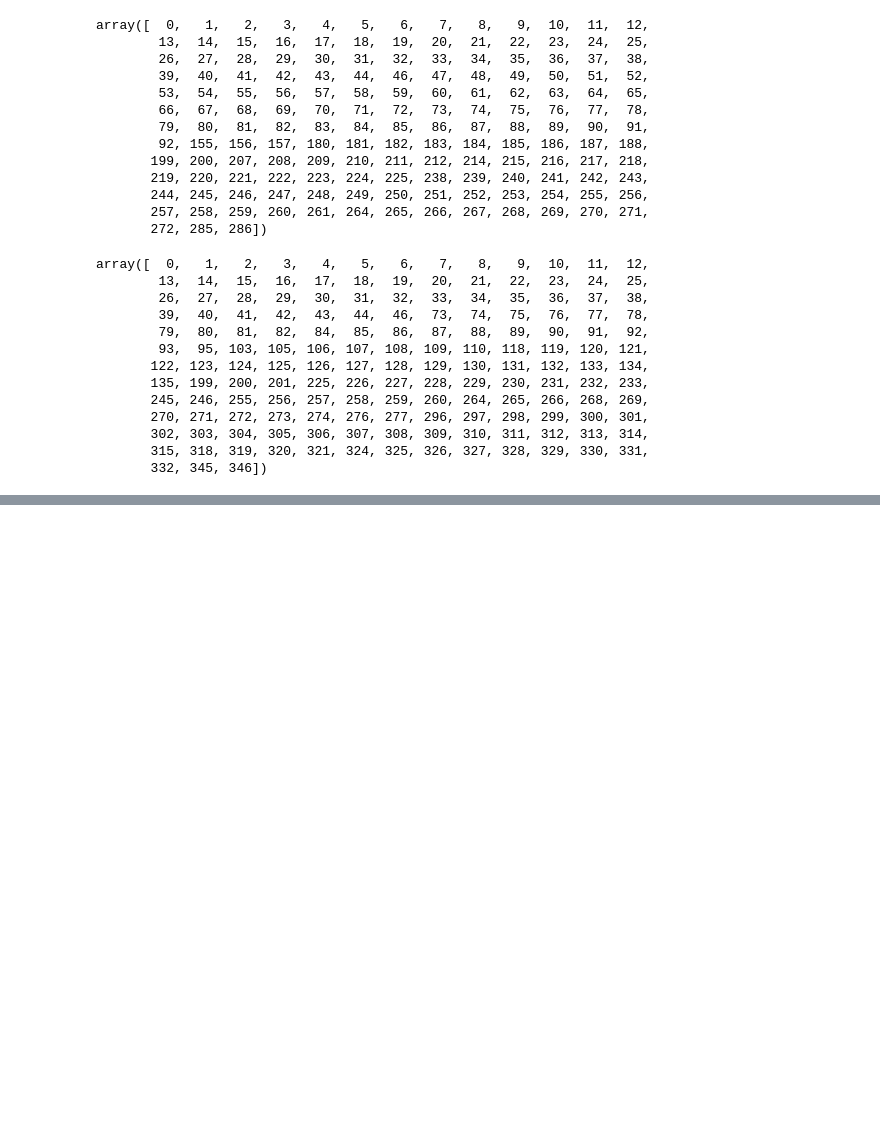
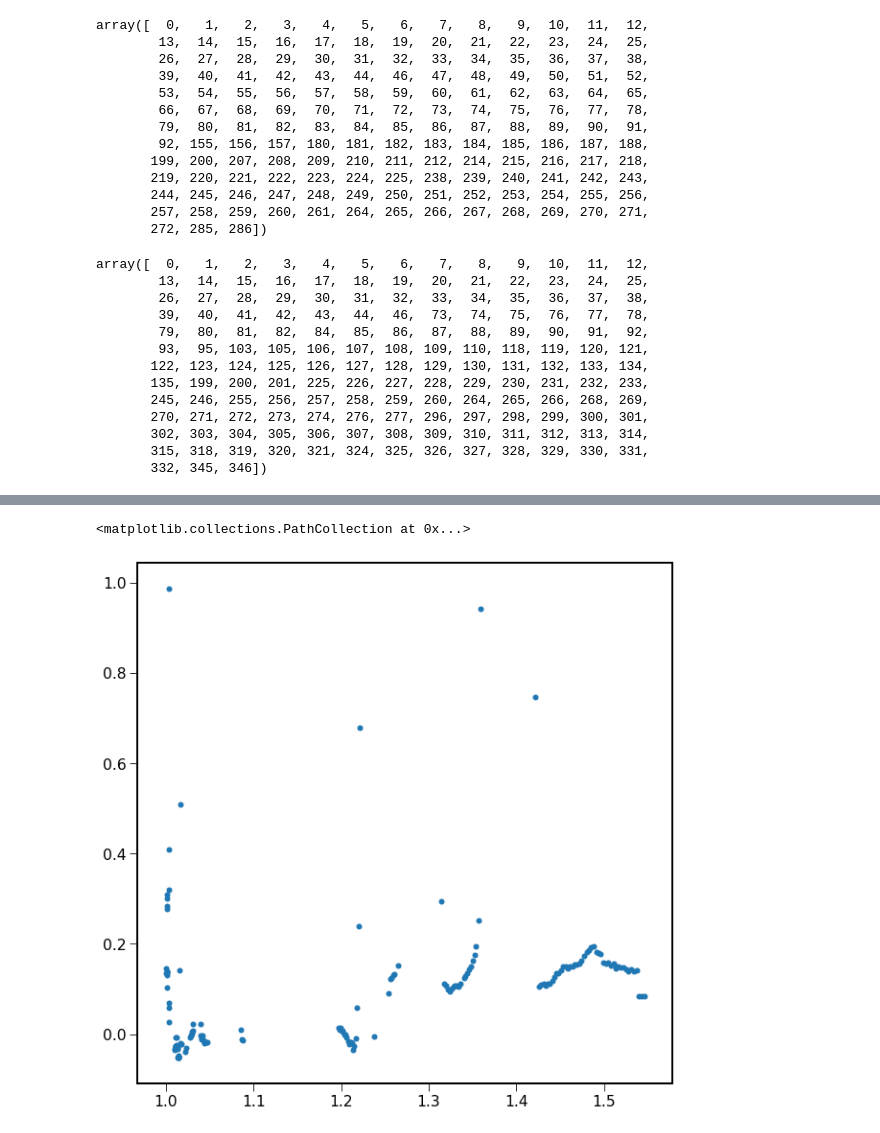
Before and after one commit to sylvielsstfr/SpectractorAnaAtm19, a Jupyter notebook: ana_20190215_HD116405_Filtre_None/MergeSpectroPhotometry_v2.ipynb, the cells around one changed output, grey strips where cells are left out. Drawn from its saved outputs; the diff is of its cells as text; code cells hidden in the pictures; blank space fills up the shorter version.

```diff
--- a/ana_20190215_HD116405_Filtre_None/MergeSpectroPhotometry_v2.ipynb
+++ b/ana_20190215_HD116405_Filtre_None/MergeSpectroPhotometry_v2.ipynb
@@ -460,0 +461,43 @@ plt.legend(fontsize=15)
+# %%
+plt.figure(figsize=(20,12))
+
+gs = gridspec.GridSpec(2, 1,height_ratios=[1, 2])
+
+ax1 = plt.subplot(gs[0,0])
+
+Deltamag1=t1["starmag"]-t1["starmag"][idx_ref1]
+Deltamag1_circ= Deltamag1[circles_indexes].data
+Deltamag1_airmass=t1["airmass"][circles_indexes].data
+
+print(Deltamag1_airmass.shape,Deltamag1_circ.shape)
+
+print(Deltamag1_airmass)
+
+ax1.scatter(Deltamag1_airmass,Deltamag1_airmass,marker="o",label="star photo")
+#ax1.set_ylim(-16.5,-15.5)
+#ax1.set_ylim(-0.5,0.5)
+#ax1.plot([t1["airmass"][idx_ref1],t1["airmass"][idx_ref1]],[-0.5,0.5],'g:')
+
+
+ax1.set_ylabel("photo mag")
+ax1.grid()
+ax1.legend(fontsize=15)
+ax2 = plt.subplot(gs[1,0],sharex=ax1)
+
+count=0
+for iwl in all_idxwl:
+
+    Deltamag2= MMag_mean_ALL[iwl,map_photo_to_spectro_idx]- MMag_mean_ALL[iwl,idx_ref2]
+    ax2.plot(all_datetime1,Deltamag2,'o',
+             color=all_colors[count],label="{:3.0f} nm".format(Lambdas_ref[iwl]))
+
+    count+=1
+ax2.plot([all_datetime1[idx_ref1],all_datetime1[idx_ref1]],[-1,1],'g:')
+
+
+ax2.grid()
+ax2.legend(fontsize=15)
+ax2.set_ylabel("spectro mag")
+ax2.set_ylim(-1.,1.)
+ax2.set_xlabel("date")
+plt.suptitle("Comparison of magnitudes : Star Photometry - Spectroscopy",fontweight="bold",fontsize=20)
@@ -460,0 +524,5 @@ plt.legend(fontsize=15)
+# %%
+plt.scatter(Deltamag1_airmass,Deltamag1_circ,marker="o",label="star photo")
+# %% [output]
+<matplotlib.collections.PathCollection at 0x...>
+[figure, added]
```
Also changed, not shown: parts of 2 cells of this notebook.
